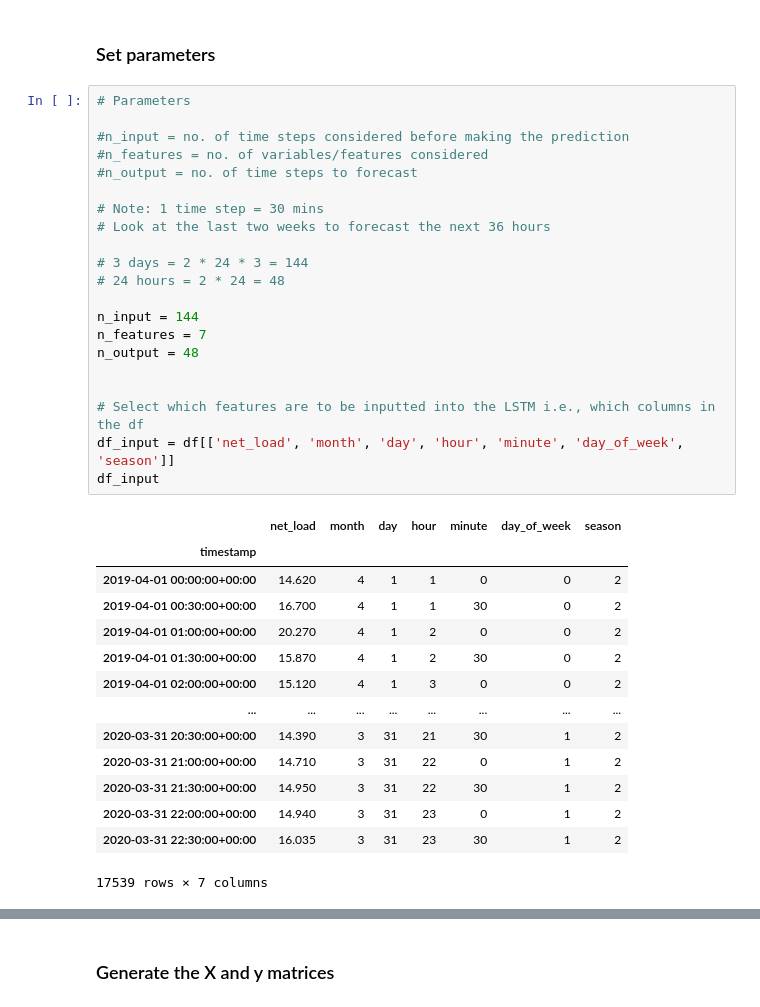
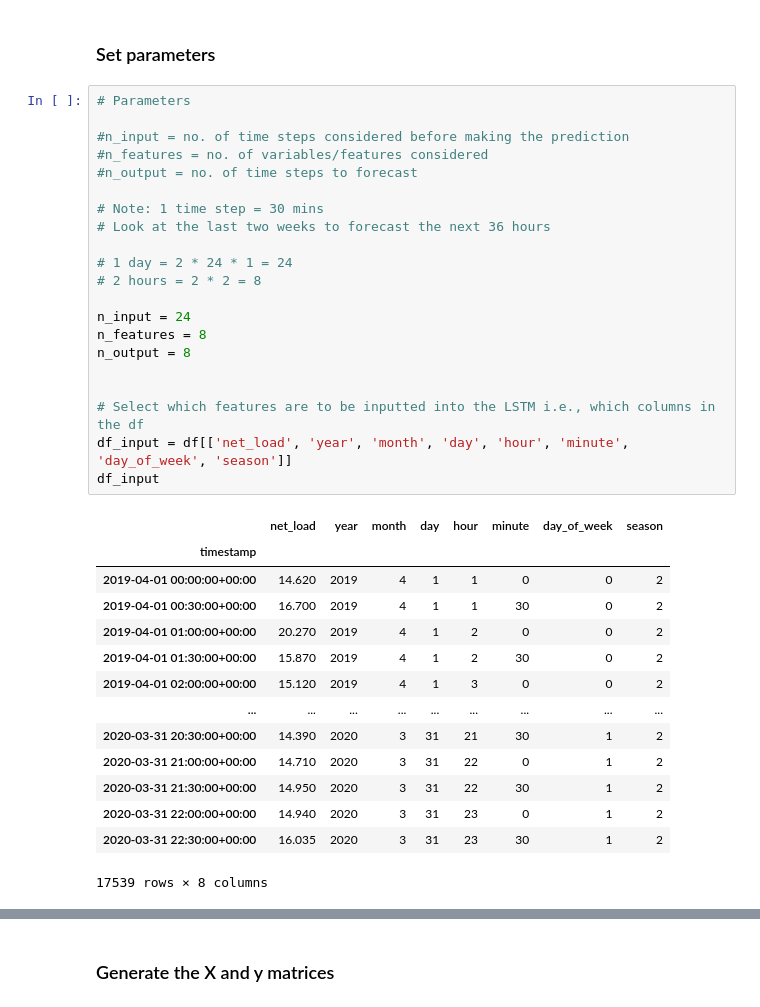
Before and after one commit to dguiraldes/aml_project, a Jupyter notebook: LSTM Modelling v2/elian_LSTM_multivariate.ipynb, the cells around one changed output, grey strips where cells are left out. Drawn from its saved outputs; the diff is of its cells as text.

```diff
--- a/LSTM Modelling v2/elian_LSTM_multivariate.ipynb
+++ b/LSTM Modelling v2/elian_LSTM_multivariate.ipynb
@@ -168,37 +168,37 @@ etc. etc.
 # %%
 # Parameters
 
 #n_input = no. of time steps considered before making the prediction
 #n_features = no. of variables/features considered
 #n_output = no. of time steps to forecast
 
 # Note: 1 time step = 30 mins
 # Look at the last two weeks to forecast the next 36 hours
 
-# 3 days = 2 * 24 * 3 = 144
-# 24 hours = 2 * 24 = 48
+# 1 day = 2 * 24 * 1 = 24
+# 2 hours = 2 * 2 = 8
 
-n_input = 144
-n_features = 7
-n_output = 48
+n_input = 24
+n_features = 8
+n_output = 8
 
 
 # Select which features are to be inputted into the LSTM i.e., which columns in the df
-df_input = df[['net_load', 'month', 'day', 'hour', 'minute', 'day_of_week', 'season']]
+df_input = df[['net_load', 'year', 'month', 'day', 'hour', 'minute', 'day_of_week', 'season']]
 df_input
 # %% [output]
-|  | net_load | month | day | hour | minute | day_of_week | season |
-| timestamp |  |  |  |  |  |  |  |
-| 2019-04-01 00:00:00+00:00 | 14.620 | 4 | 1 | 1 | 0 | 0 | 2 |
-| 2019-04-01 00:30:00+00:00 | 16.700 | 4 | 1 | 1 | 30 | 0 | 2 |
-| 2019-04-01 01:00:00+00:00 | 20.270 | 4 | 1 | 2 | 0 | 0 | 2 |
-| 2019-04-01 01:30:00+00:00 | 15.870 | 4 | 1 | 2 | 30 | 0 | 2 |
-| 2019-04-01 02:00:00+00:00 | 15.120 | 4 | 1 | 3 | 0 | 0 | 2 |
-| ... | ... | ... | ... | ... | ... | ... | ... |
-| 2020-03-31 20:30:00+00:00 | 14.390 | 3 | 31 | 21 | 30 | 1 | 2 |
-| 2020-03-31 21:00:00+00:00 | 14.710 | 3 | 31 | 22 | 0 | 1 | 2 |
-| 2020-03-31 21:30:00+00:00 | 14.950 | 3 | 31 | 22 | 30 | 1 | 2 |
-| 2020-03-31 22:00:00+00:00 | 14.940 | 3 | 31 | 23 | 0 | 1 | 2 |
-| 2020-03-31 22:30:00+00:00 | 16.035 | 3 | 31 | 23 | 30 | 1 | 2 |
+|  | net_load | year | month | day | hour | minute | day_of_week | season |
+| timestamp |  |  |  |  |  |  |  |  |
+| 2019-04-01 00:00:00+00:00 | 14.620 | 2019 | 4 | 1 | 1 | 0 | 0 | 2 |
+| 2019-04-01 00:30:00+00:00 | 16.700 | 2019 | 4 | 1 | 1 | 30 | 0 | 2 |
+| 2019-04-01 01:00:00+00:00 | 20.270 | 2019 | 4 | 1 | 2 | 0 | 0 | 2 |
+| 2019-04-01 01:30:00+00:00 | 15.870 | 2019 | 4 | 1 | 2 | 30 | 0 | 2 |
+| 2019-04-01 02:00:00+00:00 | 15.120 | 2019 | 4 | 1 | 3 | 0 | 0 | 2 |
+| ... | ... | ... | ... | ... | ... | ... | ... | ... |
+| 2020-03-31 20:30:00+00:00 | 14.390 | 2020 | 3 | 31 | 21 | 30 | 1 | 2 |
+| 2020-03-31 21:00:00+00:00 | 14.710 | 2020 | 3 | 31 | 22 | 0 | 1 | 2 |
+| 2020-03-31 21:30:00+00:00 | 14.950 | 2020 | 3 | 31 | 22 | 30 | 1 | 2 |
+| 2020-03-31 22:00:00+00:00 | 14.940 | 2020 | 3 | 31 | 23 | 0 | 1 | 2 |
+| 2020-03-31 22:30:00+00:00 | 16.035 | 2020 | 3 | 31 | 23 | 30 | 1 | 2 |
-17539 rows × 7 columns
+17539 rows × 8 columns
 # %%
```
Also changed, not shown: parts of 24 cells of this notebook, 2 other files.
